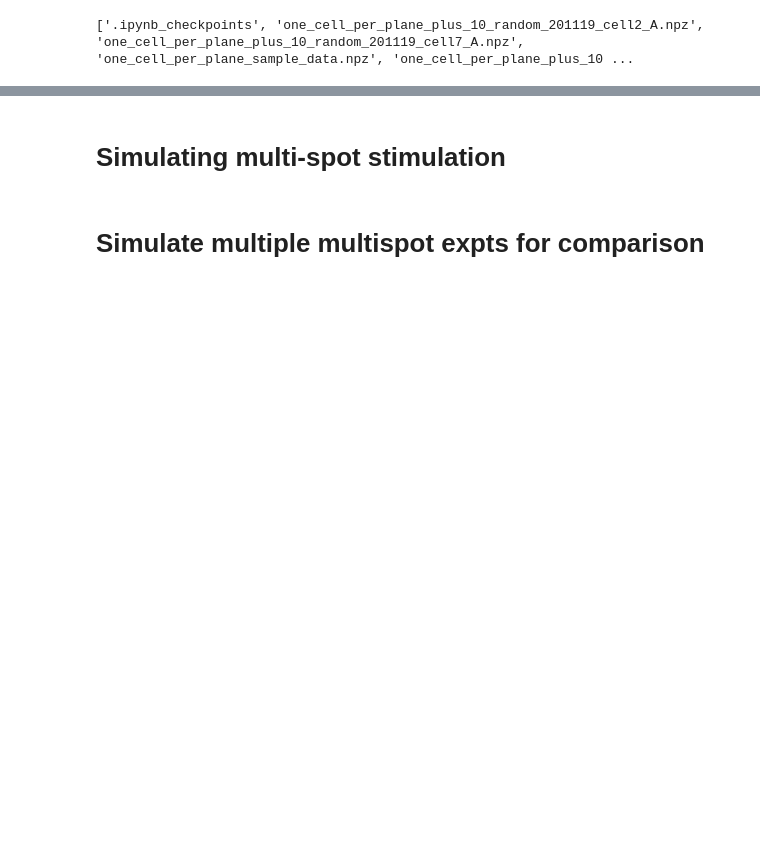
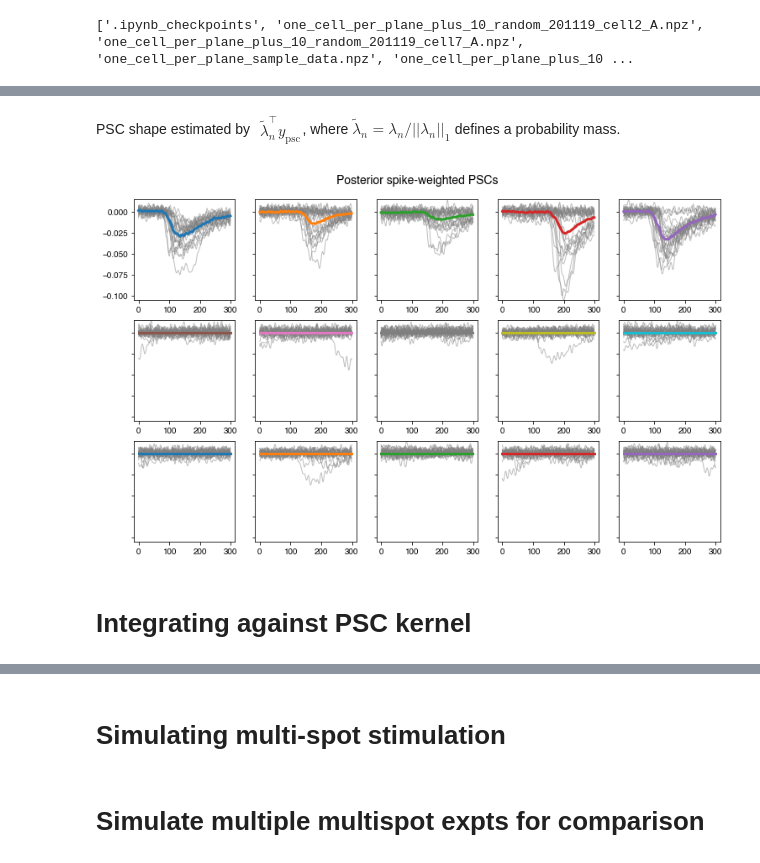
Before and after one commit to marcustriplett/circuitmap, a Jupyter notebook: notebooks/testing_nots_on_expt_data.ipynb, the cells around one changed output, grey strips where cells are left out. Saved outputs shown, nothing was run; the diff lists cells and outputs as text; code cells hidden in the pictures; blank space fills up the shorter version.

```diff
--- a/notebooks/testing_nots_on_expt_data.ipynb
+++ b/notebooks/testing_nots_on_expt_data.ipynb
@@ -20,7 +20,7 @@ import jax.numpy as jnp
 fontsize=14
 # %%
 print(os.listdir('data'))
-fname = '201121_cell1_A'
+fname = '201119_cell7_A'
 # %% [output]
 ['.ipynb_checkpoints', 'one_cell_per_plane_plus_10_random_201119_cell2_A.npz', 'one_cell_per_plane_plus_10_random_201119_cell7_A.npz', 'one_cell_per_plane_sample_data.npz', 'one_cell_per_plane_plus_10 ...
 # %%
@@ -61,6 +61,7 @@ fit_options = {
     'warm_start_lasso': False,
     'constrain_weights': True,
     'verbose': False,
+    'y_xcorr_thresh': 0.02
 }
 
 model = adaprobe.Model(N, model_type='mbcs', priors=priors)
@@ -169,0 +176,30 @@ plt.show()
+# %%
+tar_matrix = (stimulus_matrix > 0).astype(float)
+lam = model.state['lam'].T
+psc_shapes = (lam @ y_psc)/np.sum(tar_matrix, 1)[:, None]
+lam_avg = np.nan_to_num(lam/np.sum(lam, 1)[:, None])
+c = (lam_avg @ y_psc)
+# %% [markdown]
+PSC shape estimated by $\begin{align}\tilde\lambda_{n}^\top y_\text{psc} \end{align}$, where $\tilde\lambda_n = \lambda_n/||\lambda_n||_1$ defines a probability mass.
+# %%
+panel_size = 2.5
+nrows = 3
+ncols = 5
+plt.figure(figsize=(panel_size * ncols, panel_size * nrows))
+ylower = np.min(y_psc)
+yupper = np.max(y_psc)
+for n in range(N):
+    tar_trials = np.where(tar_matrix[n])[0]
+    plt.subplot(nrows, ncols, n+1)
+    plt.plot(y_psc[tar_trials].T, color='gray', alpha=0.5, linewidth=1)
+    plt.plot(psc_shapes[n], linewidth=3, color='C%i'%n)
+    plt.ylim([ylower, yupper])
+    if n > 0:
+        plt.gca().set_yticklabels([])
+plt.suptitle('Posterior spike-weighted PSCs', fontsize=fontsize, y=0.935)
+# plt.savefig('figs/model_based_cs/psc_inference/nonparametric_pscs_cell_%s.pdf'%fname, format='pdf', bbox_inches='tight', facecolor='white')
+plt.show()
+# %% [output]
+[figure, added]
+# %% [markdown]
+# Integrating against PSC kernel
```
Also changed, not shown: parts of 25 cells of this notebook, 1 other file.
